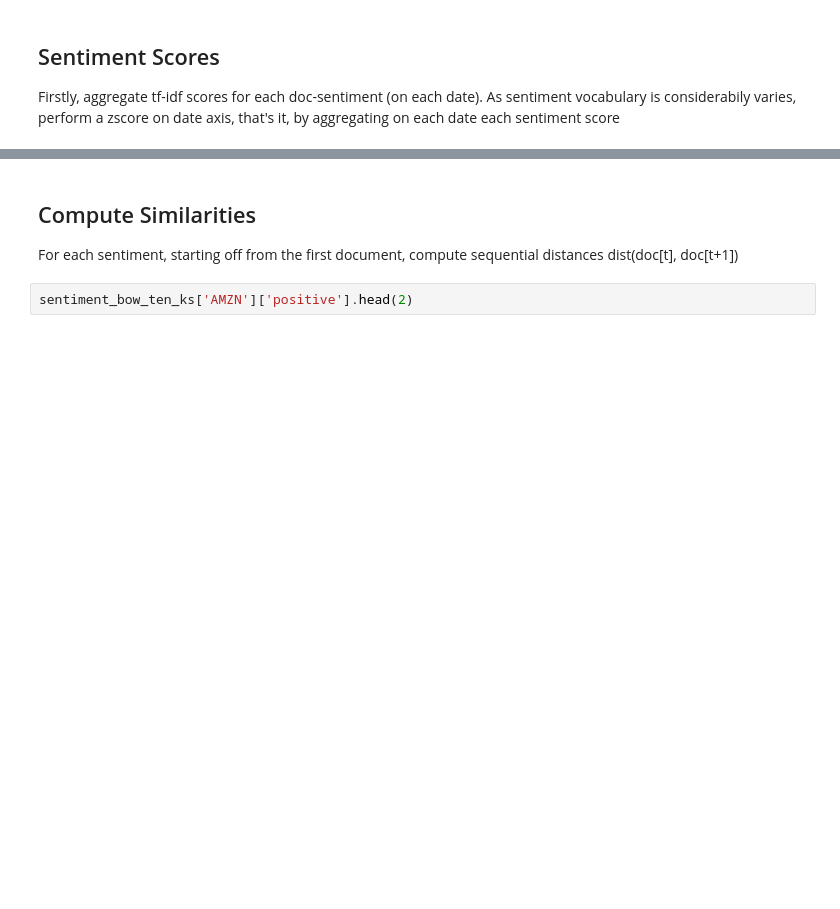
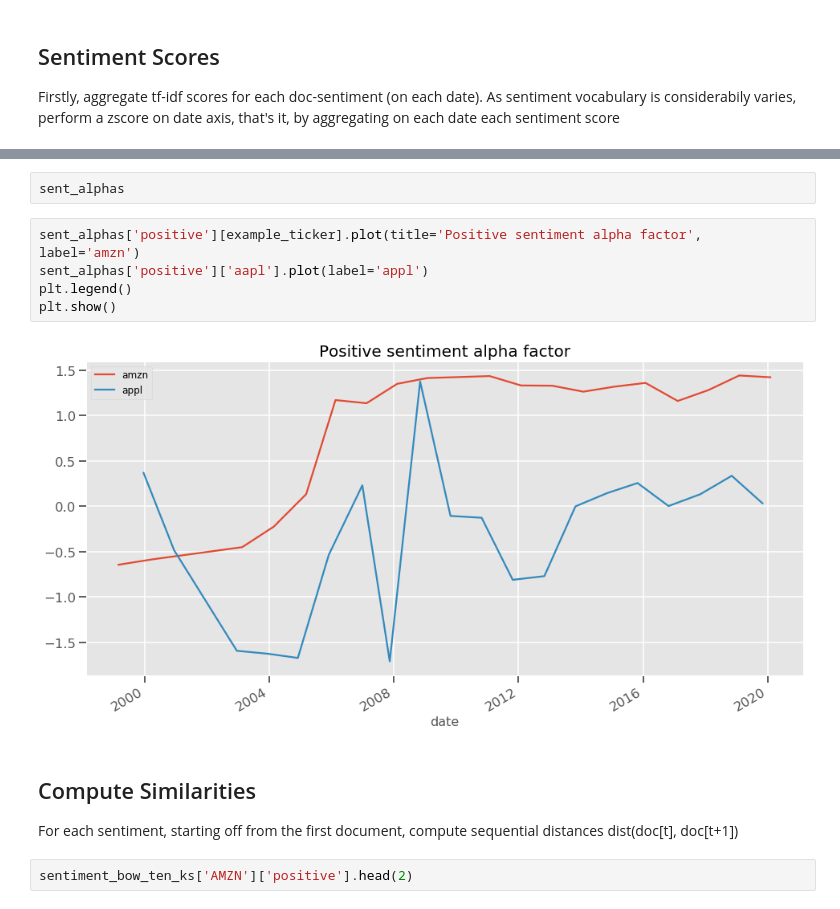
Before and after one commit to manualrg/dslab-ai-for-trading, a Jupyter notebook: notebooks/05_nlp_quant/02_10ksent_docsim.ipynb, the cells around one changed output, grey strips where cells are left out. Saved outputs shown, nothing was run; the diff lists cells and outputs as text; blank space fills up the shorter version.

```diff
--- a/notebooks/05_nlp_quant/02_10ksent_docsim.ipynb
+++ b/notebooks/05_nlp_quant/02_10ksent_docsim.ipynb
@@ -229,3 +263,12 @@ pd.concat([sent_alphas.head(2), sent_alphas.tail(2)], axis=0)
+# %%
+sent_alphas
+# %%
+sent_alphas['positive'][example_ticker].plot(title='Positive sentiment alpha factor', label='amzn')
+sent_alphas['positive']['aapl'].plot(label='appl')
+plt.legend()
+plt.show()
+# %% [output]
+[figure, added]
 # %% [markdown]
 ## Compute Similarities
 
```
Also changed, not shown: parts of 51 cells of this notebook, 1 other file.
